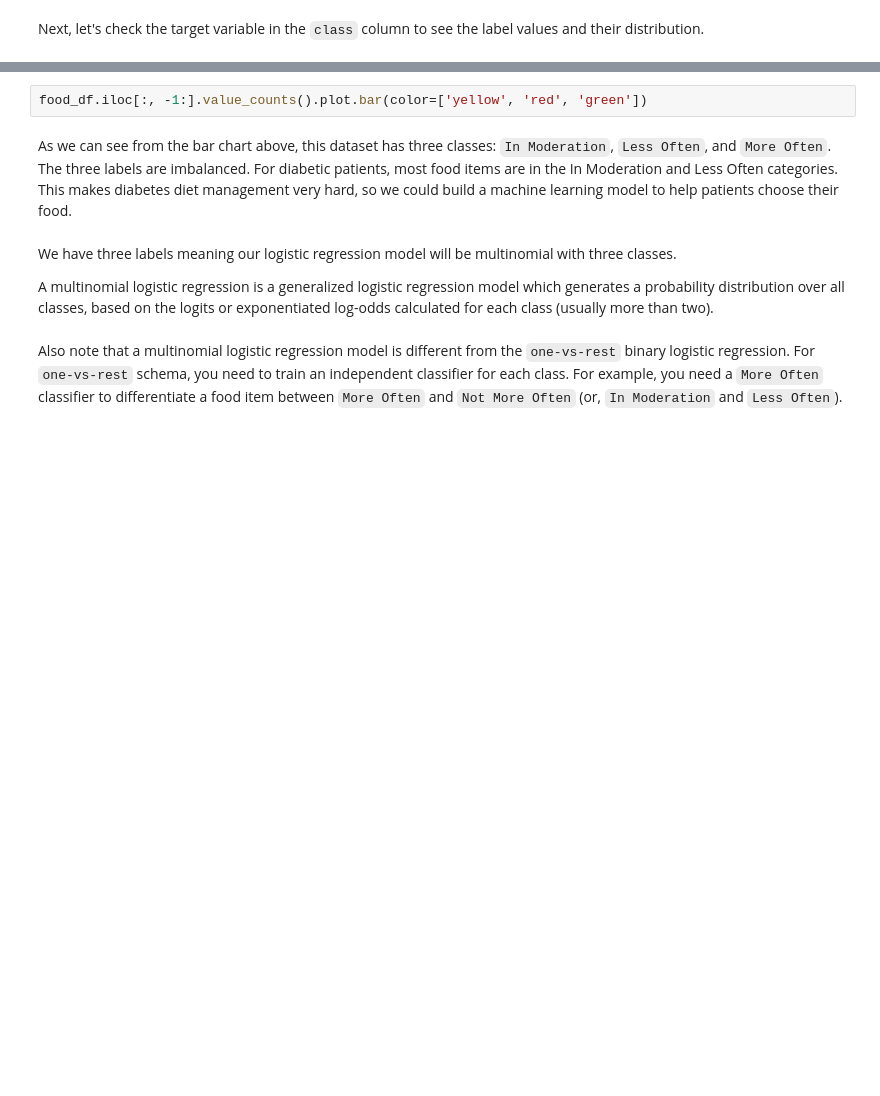
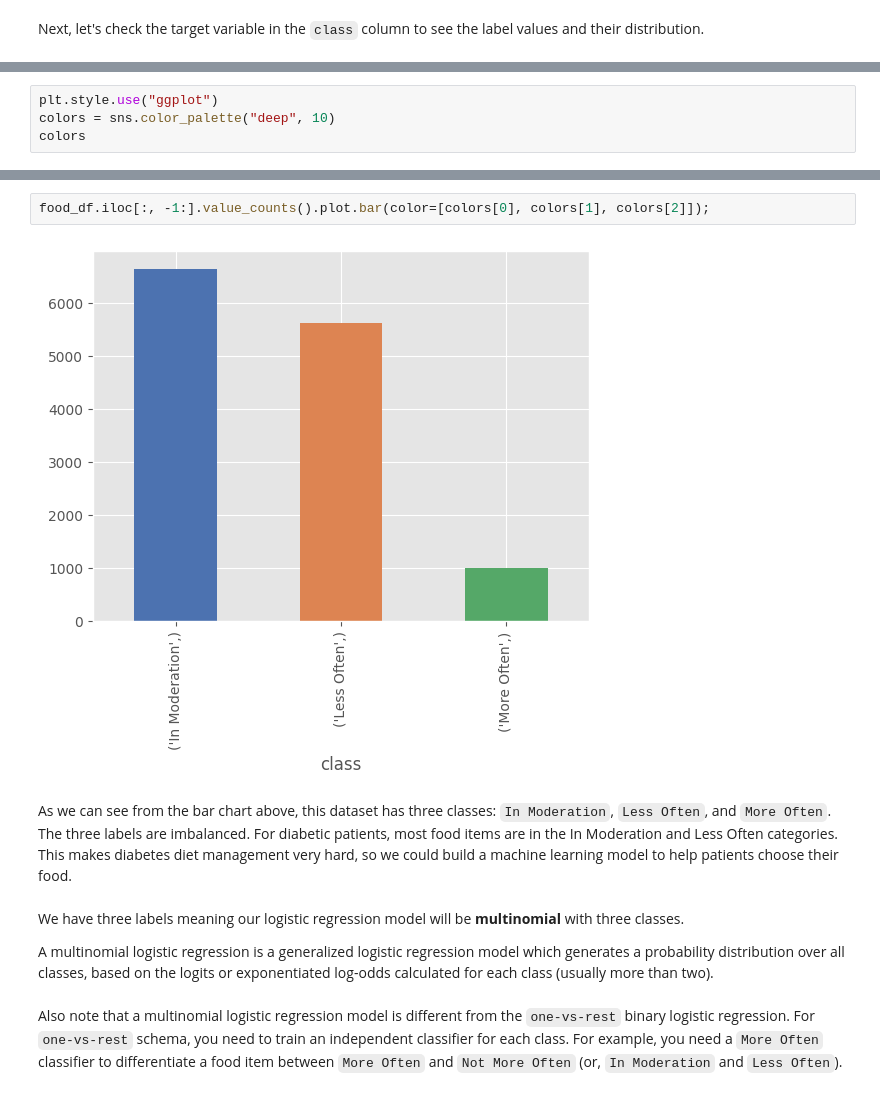
Before and after one commit to MassGH2023/Supervised-Machine-Learning-Classification, a Jupyter notebook: Logistic Regression/lab_jupyter_logistic_regression_v2.ipynb, the cells around one changed output, grey strips where cells are left out. Saved outputs shown, nothing was run; the diff lists cells and outputs as text; blank space fills up the shorter version.

```diff
--- a/Logistic Regression/lab_jupyter_logistic_regression_v2.ipynb
+++ b/Logistic Regression/lab_jupyter_logistic_regression_v2.ipynb
@@ -90,0 +184,4 @@ food_df.iloc[:, -1:].value_counts(normalize=True)
+# %%
+plt.style.use("ggplot")
+colors = sns.color_palette("deep", 10)
+colors
@@ -91,9 +199,11 @@ food_df.iloc[:, -1:].value_counts(normalize=True)
 # %%
-food_df.iloc[:, -1:].value_counts().plot.bar(color=['yellow', 'red', 'green'])
+food_df.iloc[:, -1:].value_counts().plot.bar(color=[colors[0], colors[1], colors[2]]);
+# %% [output]
+[figure, added]
 # %% [markdown]
 As we can see from the bar chart above, this dataset has three classes: `In Moderation`, `Less Often`, and `More Often`. The three labels are imbalanced. For diabetic patients, most food items are in the In Moderation and Less Often categories. This makes diabetes diet management very hard, so we could build a machine learning model to help patients choose their food.
 # %% [markdown]
-We have three labels meaning our logistic regression model will be multinomial with three classes.
+We have three labels meaning our logistic regression model will be **multinomial** with three classes.
 
 A multinomial logistic regression is a generalized logistic regression model which generates a probability distribution over all classes, based on the logits or exponentiated log-odds calculated for each class (usually more than two).
 # %% [markdown]
```
Also changed, not shown: parts of 44 cells of this notebook.
